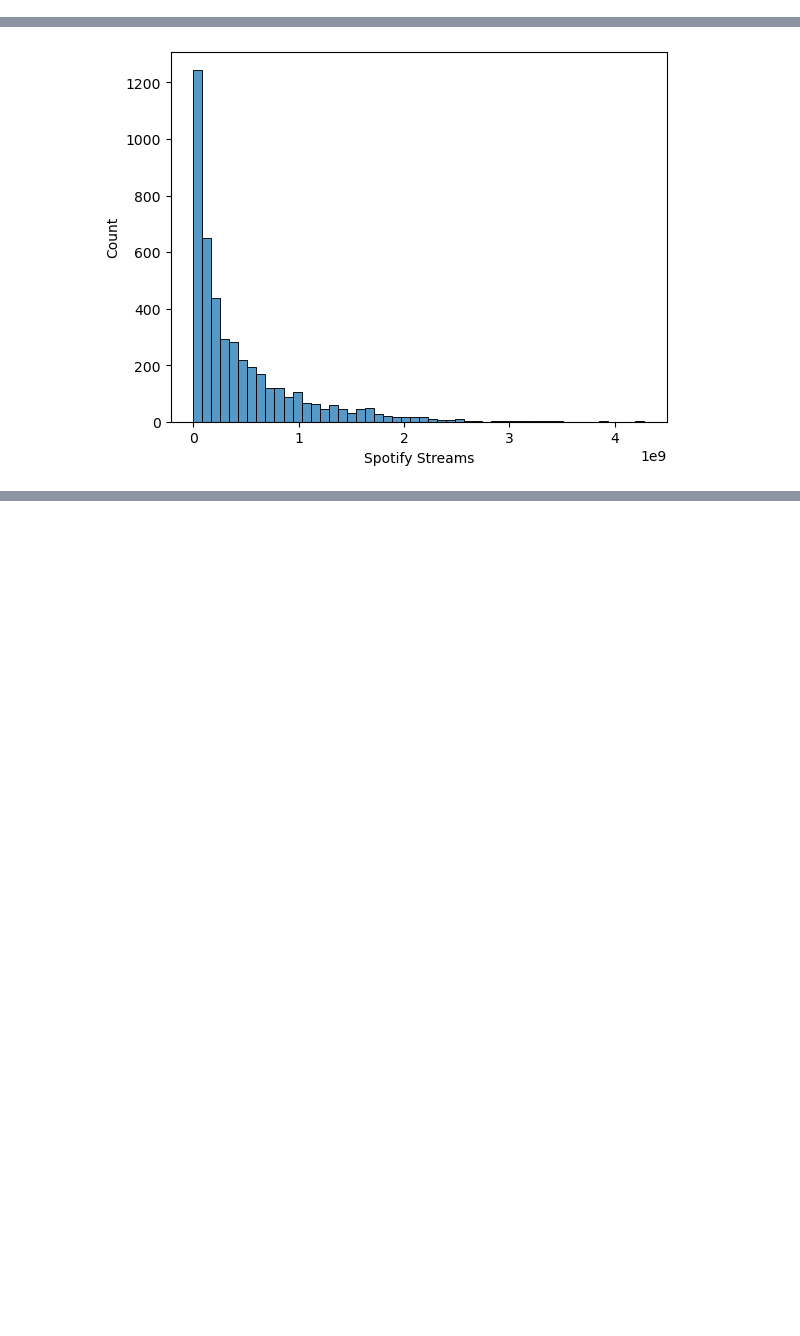
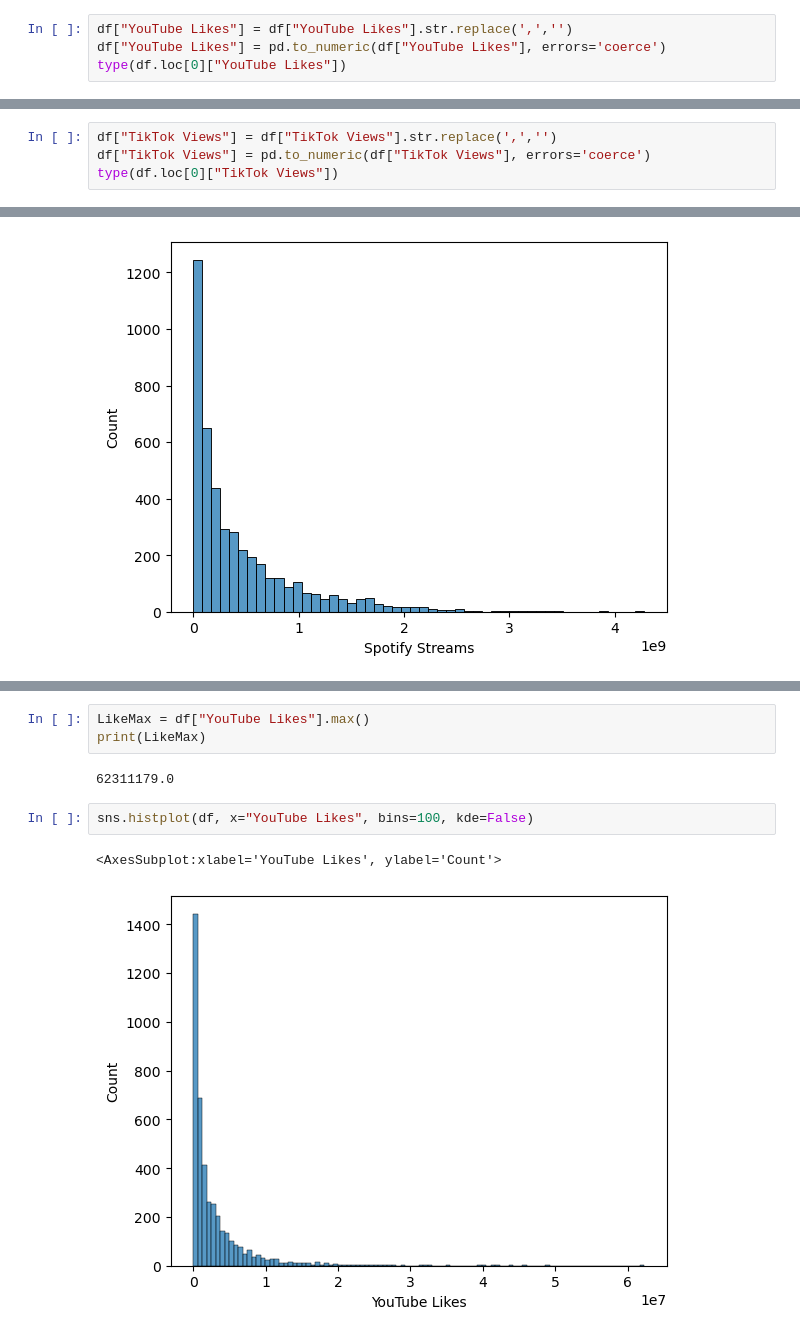
Before and after one commit to CrunchySweet/AI, a Jupyter notebook: Semester1/Spotify/Spotify2024.ipynb, the cells around one changed output, grey strips where cells are left out. Drawn from its saved outputs; the diff is of its cells as text; blank space fills up the shorter version.

```diff
--- a/Semester1/Spotify/Spotify2024.ipynb
+++ b/Semester1/Spotify/Spotify2024.ipynb
@@ -37,0 +38,4 @@ df["All Time Rank"] = pd.to_numeric(df["All Time Rank"], errors='coerce')
+# %%
+df["YouTube Likes"] = df["YouTube Likes"].str.replace(',','')
+df["YouTube Likes"] = pd.to_numeric(df["YouTube Likes"], errors='coerce')
+type(df.loc[0]["YouTube Likes"])
@@ -37,0 +44,4 @@ df["All Time Rank"] = pd.to_numeric(df["All Time Rank"], errors='coerce')
+# %%
+df["TikTok Views"] = df["TikTok Views"].str.replace(',','')
+df["TikTok Views"] = pd.to_numeric(df["TikTok Views"], errors='coerce')
+type(df.loc[0]["TikTok Views"])
@@ -159,0 +172,10 @@ sns.histplot(df, x="All Time Rank", bins=50, kde=False)
+# %%
+LikeMax = df["YouTube Likes"].max()
+print(LikeMax)
+# %% [output]
+62311179.0
+# %%
+sns.histplot(df, x="YouTube Likes", bins=100, kde=False)
+# %% [output]
+<AxesSubplot:xlabel='YouTube Likes', ylabel='Count'>
+[figure, added]
```
Also changed, not shown: parts of 22 cells of this notebook.
